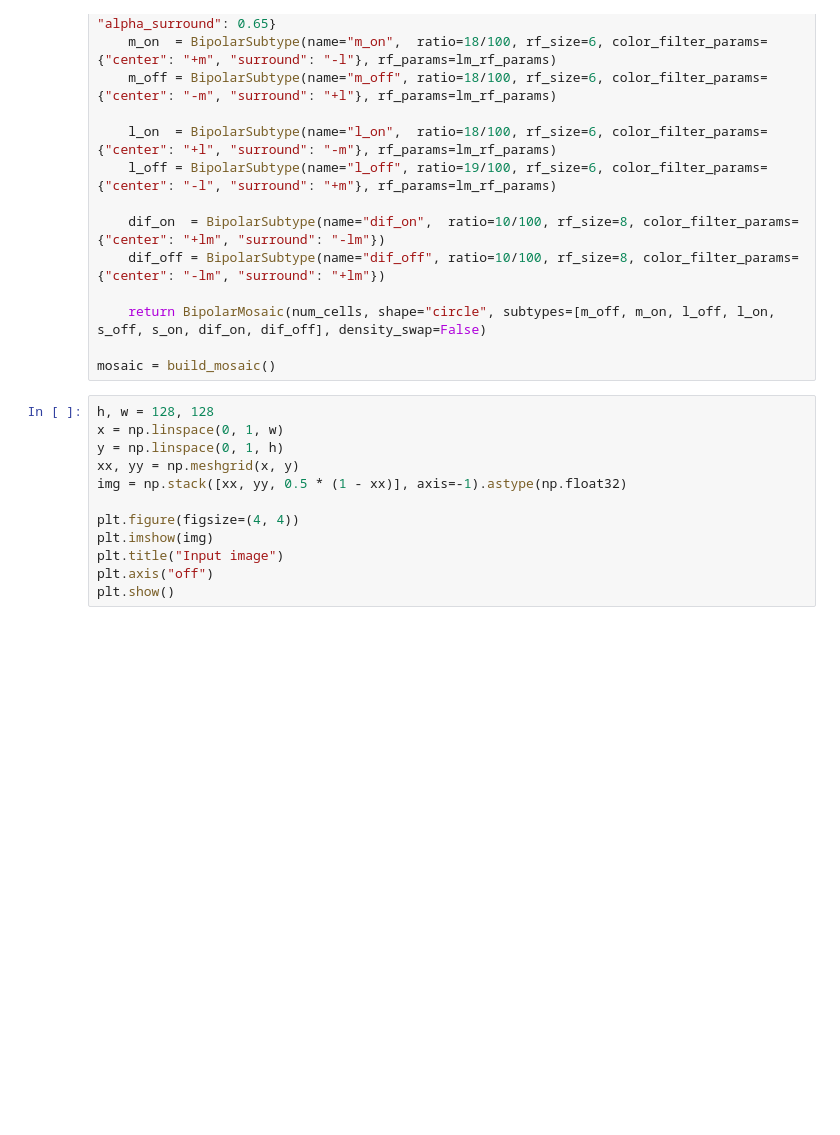
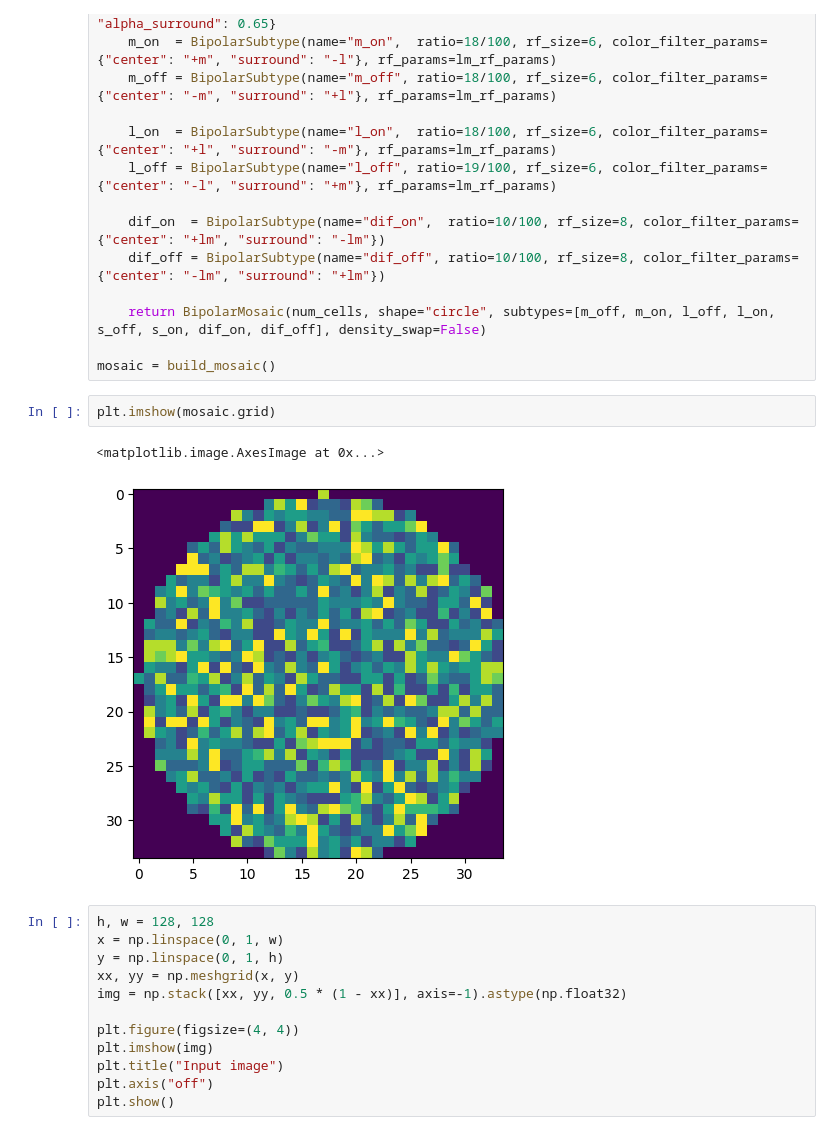
Before and after one commit to emjoyce/chromopho, a Jupyter notebook: bipolar_image_tf_validation.ipynb, the cells around one changed output. Cells and saved outputs as stored; diff of their text form; blank space fills up the shorter version.

```diff
--- a/bipolar_image_tf_validation.ipynb
+++ b/bipolar_image_tf_validation.ipynb
@@ -68,6 +68,11 @@ def build_mosaic(num_cells=900):
     return BipolarMosaic(num_cells, shape="circle", subtypes=[m_off, m_on, l_off, l_on, s_off, s_on, dif_on, dif_off], density_swap=False)
 
 mosaic = build_mosaic()
+# %%
+plt.imshow(mosaic.grid)
+# %% [output]
+<matplotlib.image.AxesImage at 0x...>
+[figure, added]
 # %%
 h, w = 128, 128
 x = np.linspace(0, 1, w)
```
Also changed, not shown: parts of 4 cells of this notebook.
